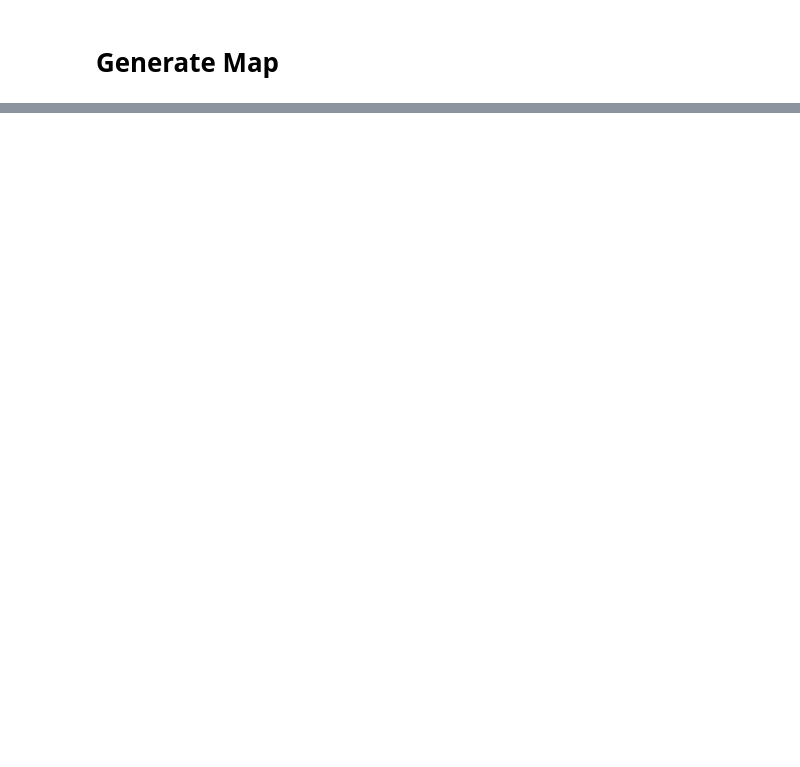
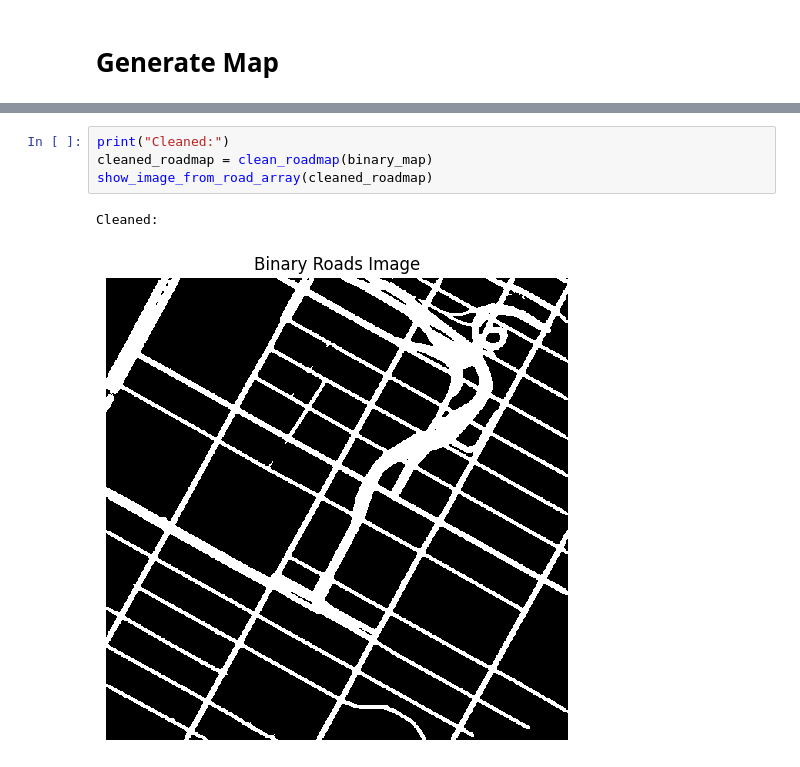
Before and after one commit to partharora1105/Text-To-World-Map, a Jupyter notebook: src/main.ipynb, the cells around one changed output, grey strips where cells are left out. Cells and saved outputs as stored; diff of their text form; blank space fills up the shorter version.

```diff
--- a/src/main.ipynb
+++ b/src/main.ipynb
@@ -546,0 +755,7 @@ North Chatham Elementary School
+# %%
+print("Cleaned:")
+cleaned_roadmap = clean_roadmap(binary_map)
+show_image_from_road_array(cleaned_roadmap)
+# %% [output]
+Cleaned:
+[figure, added]
```
Also changed, not shown: parts of 27 cells of this notebook.
